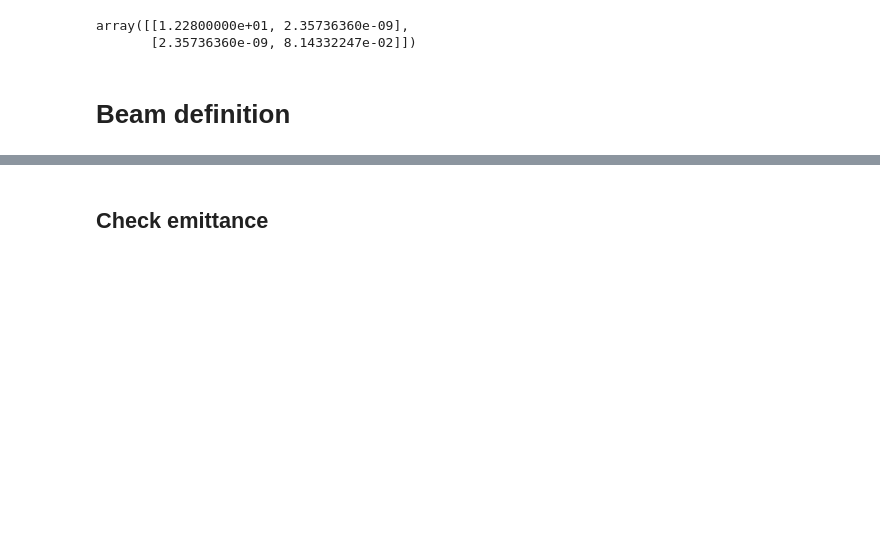
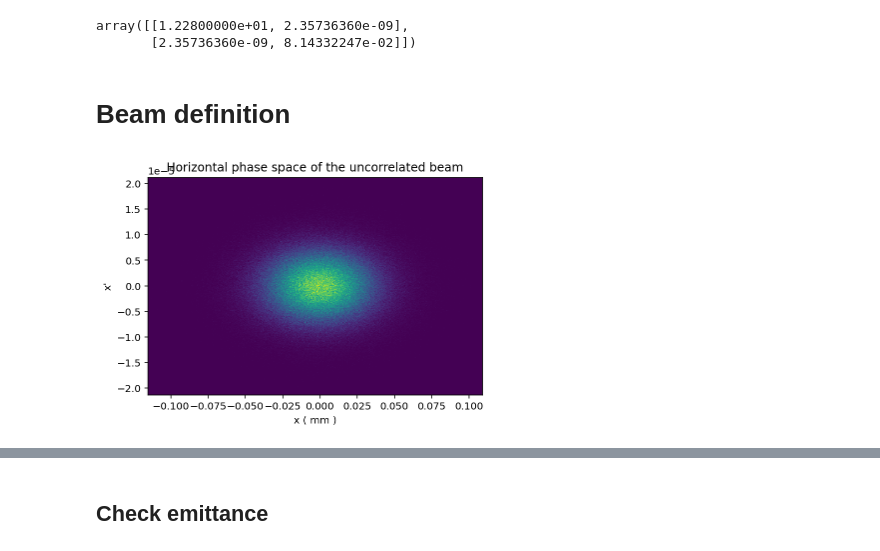
Before and after one commit to weiyuanlou/PyCSR2D, a Jupyter notebook: gathering/csr_params_Yunhai_3Dcsr.ipynb, the cells around one changed output, grey strips where cells are left out. Cells and saved outputs as stored; diff of their text form; code cells hidden in the pictures; blank space fills up the shorter version.

```diff
--- a/gathering/csr_params_Yunhai_3Dcsr.ipynb
+++ b/gathering/csr_params_Yunhai_3Dcsr.ipynb
@@ -123,0 +108,7 @@ beam[2] = beam[2] + r36 * beam[5]
+# %%
+plt.hist2d(beam[0]*1e3,beam[1],bins=(400,400));
+plt.xlabel('x ( mm )')
+plt.ylabel('x\'')
+plt.title('Horizontal phase space of the uncorrelated beam');
+# %% [output]
+[figure, added]
```
Also changed, not shown: parts of 7 cells of this notebook.
